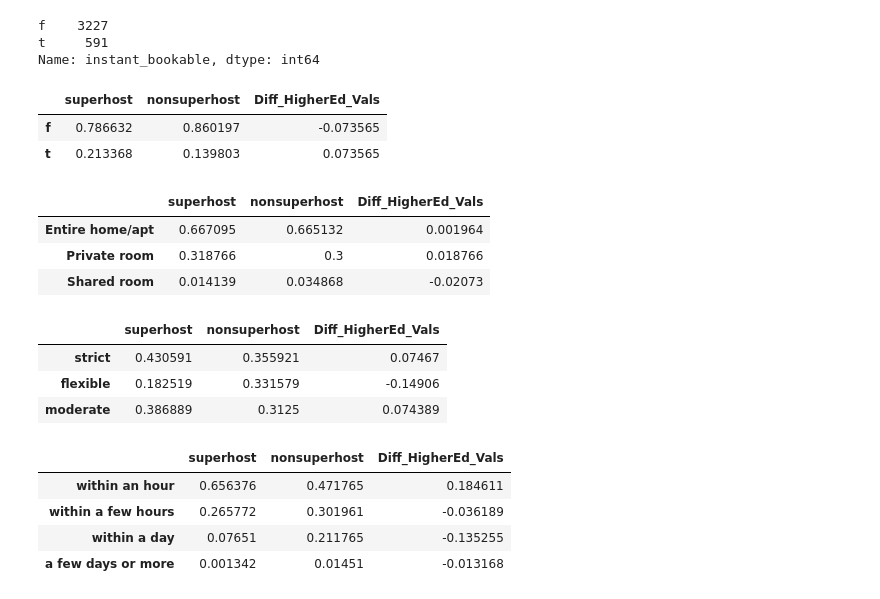
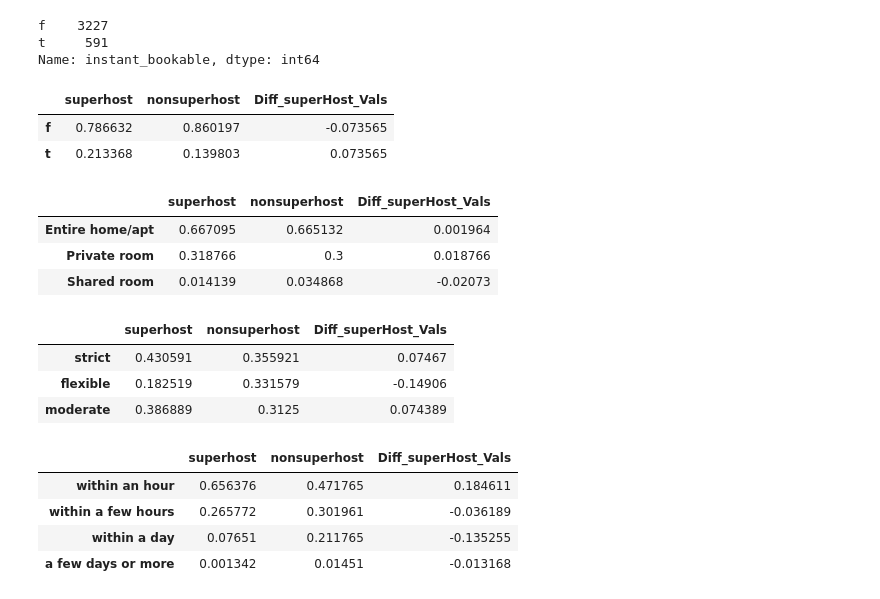
Before and after one commit to divyagarg1/Seattle-Airbnb, a Jupyter notebook: What does it take to be a superhost?.ipynb, the cells around one changed output. Drawn from its saved outputs; the diff is of its cells as text; code cells hidden in the pictures.

```diff
--- a/What does it take to be a superhost?.ipynb
+++ b/What does it take to be a superhost?.ipynb
@@ -97,40 +97,40 @@ def test_values_for_superhost(field_to_test) :
     comp_df = pd.merge(ed_1_perc, ed_0_perc, left_index=True, right_index=True)
     comp_df.columns = [ 'superhost','nonsuperhost']
 
-    comp_df['Diff_HigherEd_Vals'] = comp_df['superhost'] - comp_df['nonsuperhost']
+    comp_df['Diff_superHost_Vals'] = comp_df['superhost'] - comp_df['nonsuperhost']
     return comp_df
 # %%
 #Instant Bookable
 comp_df = test_values_for_superhost('instant_bookable')
-comp_df.style.bar(subset=['Diff_HigherEd_Vals'])
+comp_df.style.bar(subset=['Diff_superHost_Vals'])
 # %% [output]
-|  | superhost | nonsuperhost | Diff_HigherEd_Vals |
+|  | superhost | nonsuperhost | Diff_superHost_Vals |
 | f | 0.786632 | 0.860197 | -0.073565 |
 | t | 0.213368 | 0.139803 | 0.073565 |
 # %%
 #Room type
 comp_df = test_values_for_superhost('room_type')
-comp_df.style.bar(subset=['Diff_HigherEd_Vals'])
+comp_df.style.bar(subset=['Diff_superHost_Vals'])
 # %% [output]
-|  | superhost | nonsuperhost | Diff_HigherEd_Vals |
+|  | superhost | nonsuperhost | Diff_superHost_Vals |
 | Entire home/apt | 0.667095 | 0.665132 | 0.001964 |
 | Private room | 0.318766 | 0.3 | 0.018766 |
 | Shared room | 0.014139 | 0.034868 | -0.02073 |
 # %%
 #Cancellation policy
 comp_df = test_values_for_superhost('cancellation_policy')
-comp_df.style.bar(subset=['Diff_HigherEd_Vals'])
+comp_df.style.bar(subset=['Diff_superHost_Vals'])
 # %% [output]
-|  | superhost | nonsuperhost | Diff_HigherEd_Vals |
+|  | superhost | nonsuperhost | Diff_superHost_Vals |
 | strict | 0.430591 | 0.355921 | 0.07467 |
 | flexible | 0.182519 | 0.331579 | -0.14906 |
 | moderate | 0.386889 | 0.3125 | 0.074389 |
 # %%
 #Response time
 comp_df = test_values_for_superhost('host_response_time')
-comp_df.style.bar(subset=['Diff_HigherEd_Vals'])
+comp_df.style.bar(subset=['Diff_superHost_Vals'])
 # %% [output]
-|  | superhost | nonsuperhost | Diff_HigherEd_Vals |
+|  | superhost | nonsuperhost | Diff_superHost_Vals |
 | within an hour | 0.656376 | 0.471765 | 0.184611 |
 | within a few hours | 0.265772 | 0.301961 | -0.036189 |
 | within a day | 0.07651 | 0.211765 | -0.135255 |
```
Also changed, not shown: parts of 8 cells of this notebook, 1 other file.
